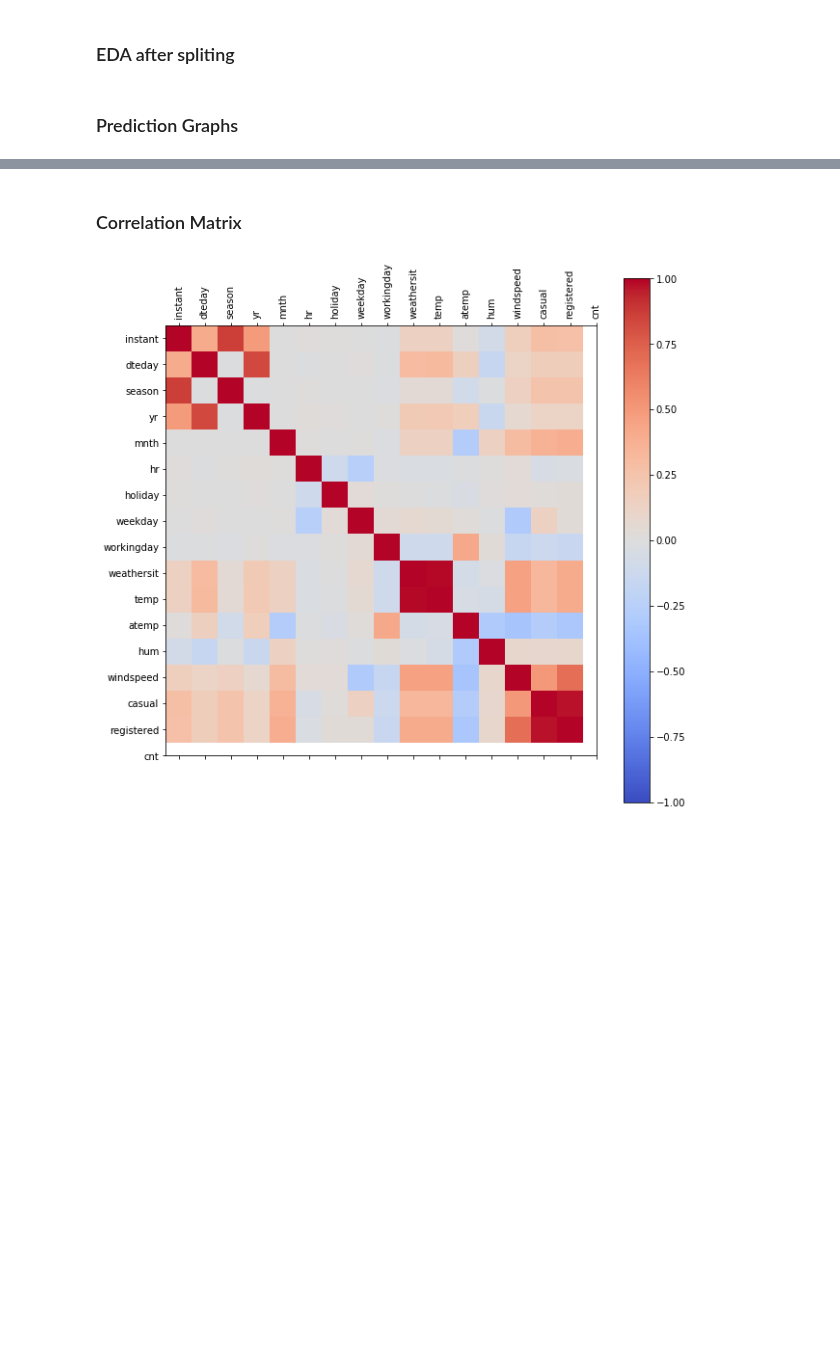
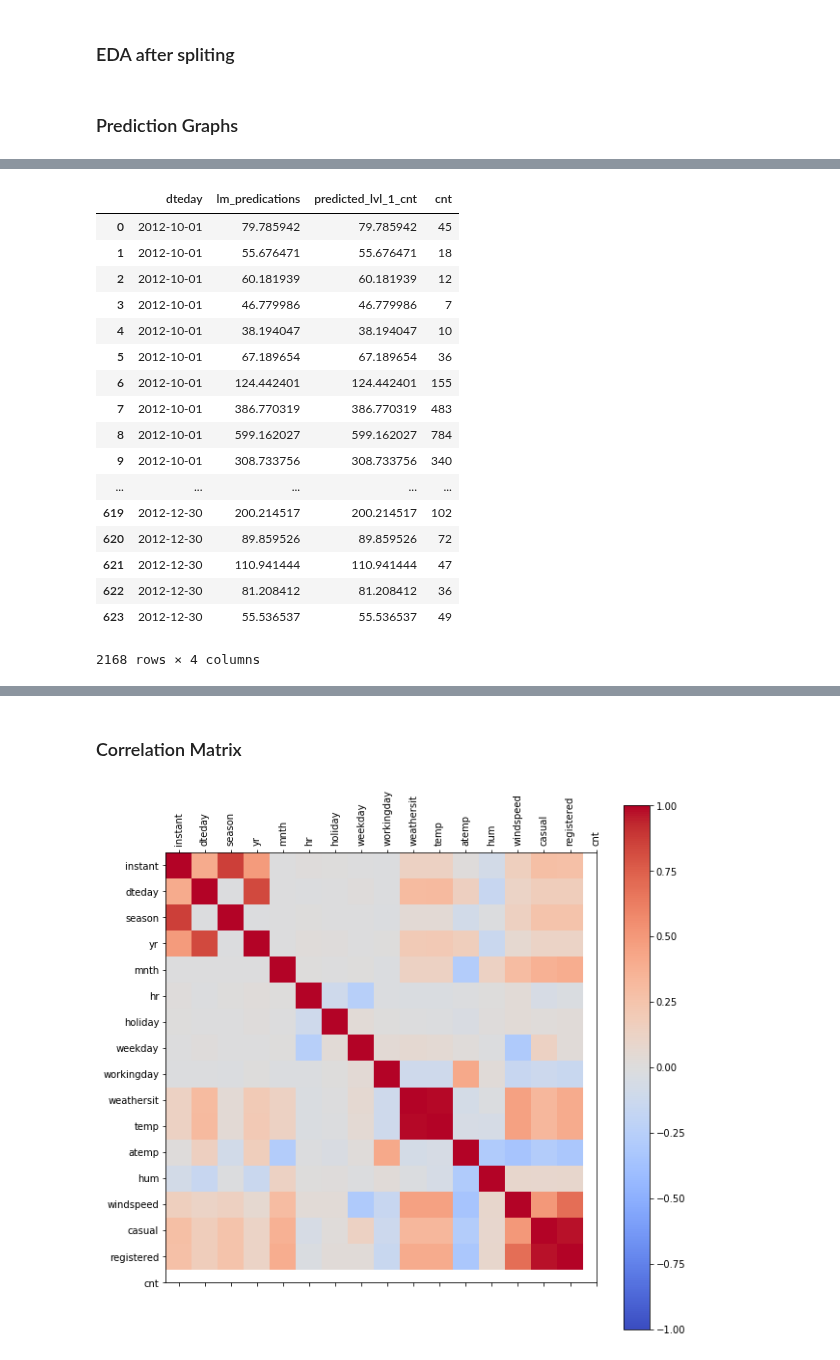
Before and after one commit to mradazoury/Bike_Prediction_Python_group_project, a Jupyter notebook: Bike-Sharing-Dataset 2/Group_Start-Copy.ipynb, the cells around one changed output, grey strips where cells are left out. Drawn from its saved outputs; the diff is of its cells as text; code cells hidden in the pictures; blank space fills up the shorter version.

```diff
--- a/Bike-Sharing-Dataset 2/Group_Start-Copy.ipynb
+++ b/Bike-Sharing-Dataset 2/Group_Start-Copy.ipynb
@@ -403,5 +425,25 @@ full_wd.reset_index(drop=True,inplace=True)
 full_we.reset_index(drop=True,inplace=True)
 # %%
 combined=pd.concat([full_wd,full_we],axis=0)
+combined
+# %% [output]
+|  | dteday | lm_predications | predicted_lvl_1_cnt | cnt |
+| 0 | 2012-10-01 | 79.785942 | 79.785942 | 45 |
+| 1 | 2012-10-01 | 55.676471 | 55.676471 | 18 |
+| 2 | 2012-10-01 | 60.181939 | 60.181939 | 12 |
+| 3 | 2012-10-01 | 46.779986 | 46.779986 | 7 |
+| 4 | 2012-10-01 | 38.194047 | 38.194047 | 10 |
+| 5 | 2012-10-01 | 67.189654 | 67.189654 | 36 |
+| 6 | 2012-10-01 | 124.442401 | 124.442401 | 155 |
+| 7 | 2012-10-01 | 386.770319 | 386.770319 | 483 |
+| 8 | 2012-10-01 | 599.162027 | 599.162027 | 784 |
+| 9 | 2012-10-01 | 308.733756 | 308.733756 | 340 |
+| ... | ... | ... | ... | ... |
+| 619 | 2012-12-30 | 200.214517 | 200.214517 | 102 |
+| 620 | 2012-12-30 | 89.859526 | 89.859526 | 72 |
+| 621 | 2012-12-30 | 110.941444 | 110.941444 | 47 |
+| 622 | 2012-12-30 | 81.208412 | 81.208412 | 36 |
+| 623 | 2012-12-30 | 55.536537 | 55.536537 | 49 |
+2168 rows × 4 columns
 # %%
 combined.columns= ['Date','Level_0','Level_1','Actual']
```
Also changed, not shown: parts of 6 cells of this notebook, 3 other files.
